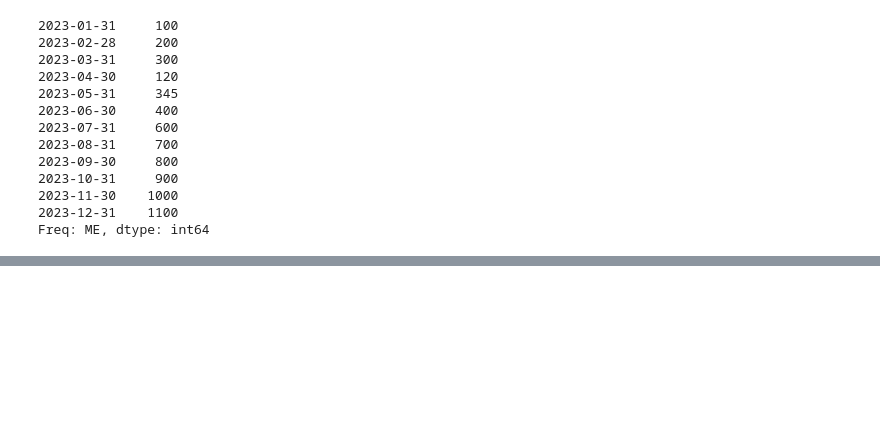
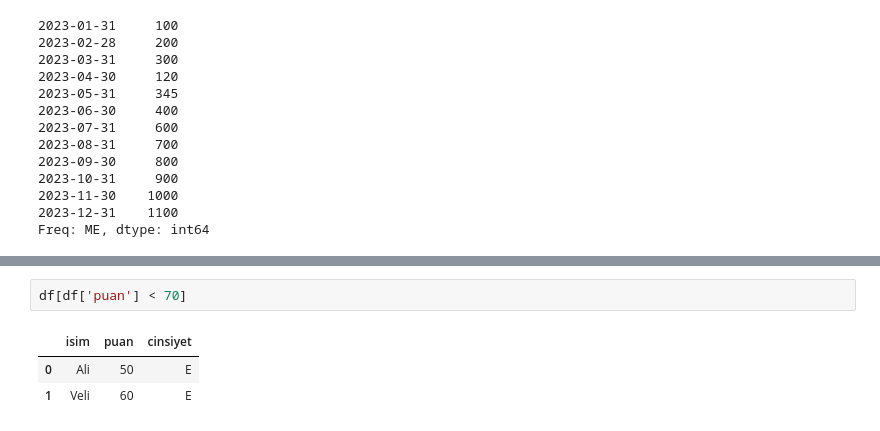
Before and after one commit to muffafa/btk-intro-machine-learning, a Jupyter notebook: hafta1/ders2.ipynb, the cells around one changed output, grey strips where cells are left out. Saved outputs shown, nothing was run; the diff lists cells and outputs as text; blank space fills up the shorter version.

```diff
--- a/hafta1/ders2.ipynb
+++ b/hafta1/ders2.ipynb
@@ -389,0 +426,6 @@ Freq: ME, dtype: int64
+# %%
+df[df['puan'] < 70]
+# %% [output]
+|  | isim | puan | cinsiyet |
+| 0 | Ali | 50 | E |
+| 1 | Veli | 60 | E |
```
Also changed, not shown: parts of 4 cells of this notebook.
